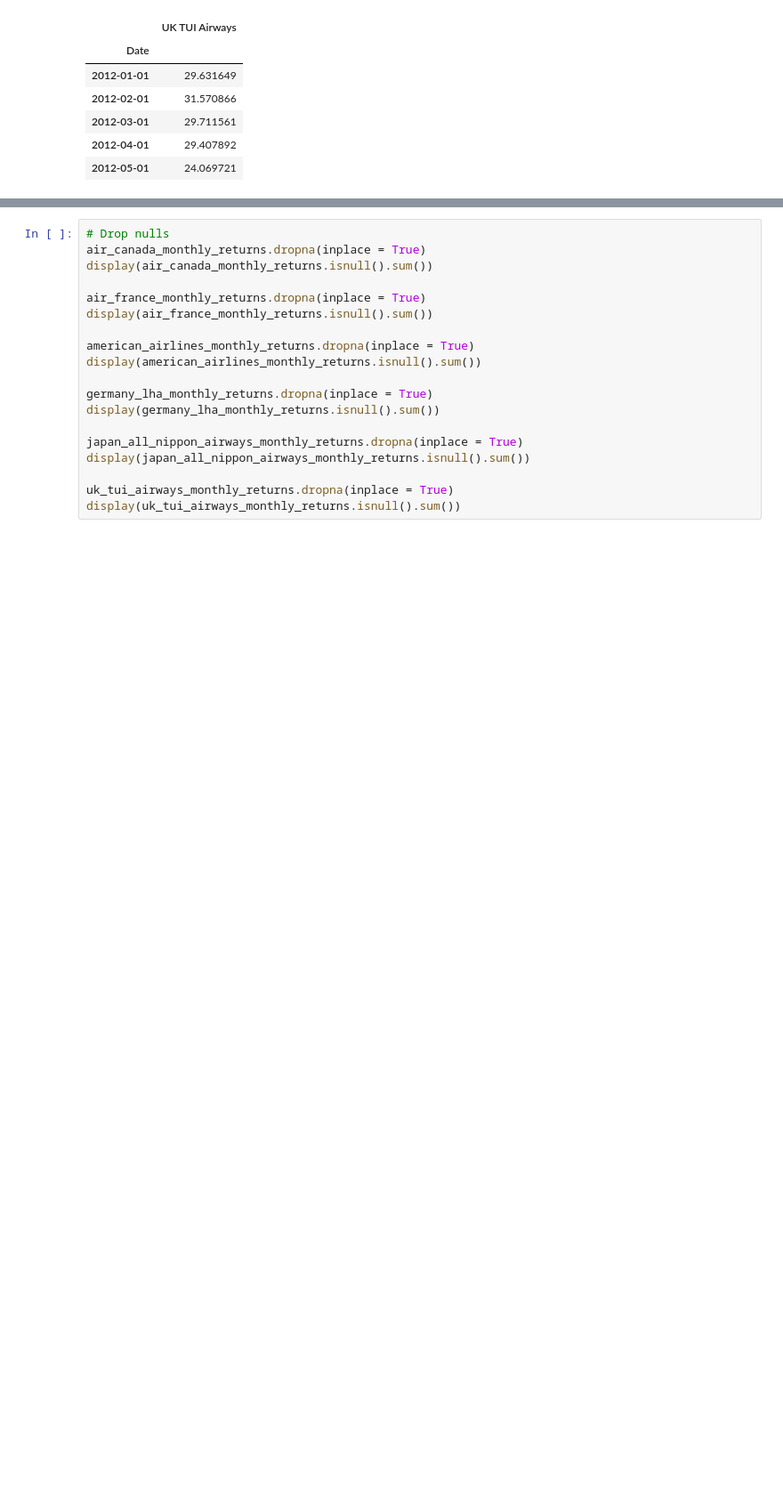
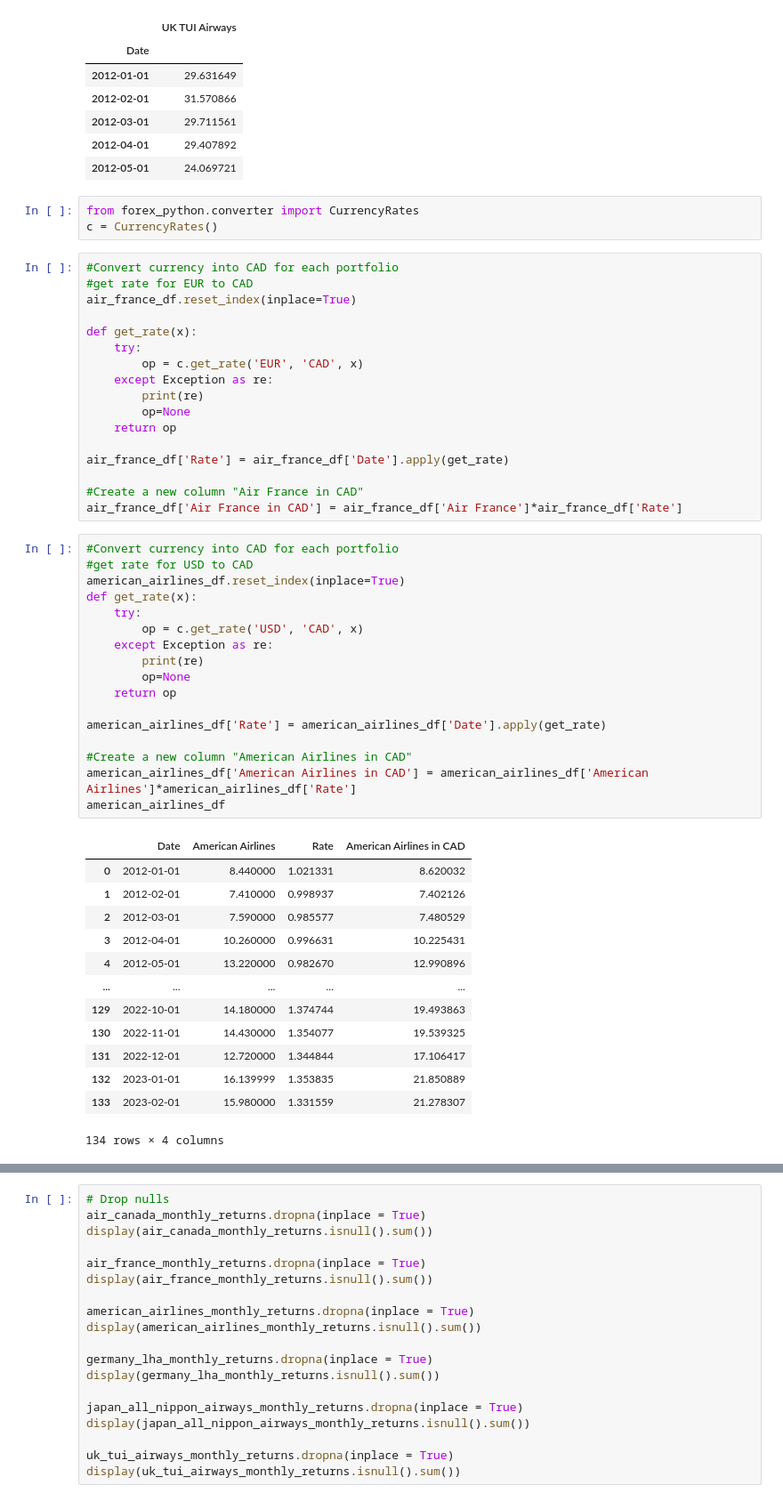
Before and after one commit to Emmalu868/Group-3-Project, a Jupyter notebook: Airline Data/Airline.ipynb, the cells around one changed output, grey strips where cells are left out. Shown at 89% size. Saved outputs shown, nothing was run; the diff lists cells and outputs as text; blank space fills up the shorter version.

Commit message:
Add files via upload
Updated stock currency

```diff
--- a/Airline Data/Airline.ipynb
+++ b/Airline Data/Airline.ipynb
@@ -131,3 +126,54 @@ display(uk_tui_airways_df.head())
 | 2012-03-01 | 29.711561 |
 | 2012-04-01 | 29.407892 |
 | 2012-05-01 | 24.069721 |
+# %%
+from forex_python.converter import CurrencyRates
+c = CurrencyRates()
+# %%
+#Convert currency into CAD for each portfolio
+#get rate for EUR to CAD
+air_france_df.reset_index(inplace=True)
+
+def get_rate(x):
+    try:
+        op = c.get_rate('EUR', 'CAD', x)
+    except Exception as re:
+        print(re)
+        op=None
+    return op
+
+air_france_df['Rate'] = air_france_df['Date'].apply(get_rate)
+
+#Create a new column "Air France in CAD"
+air_france_df['Air France in CAD'] = air_france_df['Air France']*air_france_df['Rate']
+# %%
+#Convert currency into CAD for each portfolio
+#get rate for USD to CAD
+american_airlines_df.reset_index(inplace=True)
+def get_rate(x):
+    try:
+        op = c.get_rate('USD', 'CAD', x)
+    except Exception as re:
+        print(re)
+        op=None
+    return op
+
+american_airlines_df['Rate'] = american_airlines_df['Date'].apply(get_rate)
+
+#Create a new column "American Airlines in CAD"
+american_airlines_df['American Airlines in CAD'] = american_airlines_df['American Airlines']*american_airlines_df['Rate']
+american_airlines_df
+# %% [output]
+|  | Date | American Airlines | Rate | American Airlines in CAD |
+| 0 | 2012-01-01 | 8.440000 | 1.021331 | 8.620032 |
+| 1 | 2012-02-01 | 7.410000 | 0.998937 | 7.402126 |
+| 2 | 2012-03-01 | 7.590000 | 0.985577 | 7.480529 |
+| 3 | 2012-04-01 | 10.260000 | 0.996631 | 10.225431 |
+| 4 | 2012-05-01 | 13.220000 | 0.982670 | 12.990896 |
+| ... | ... | ... | ... | ... |
+| 129 | 2022-10-01 | 14.180000 | 1.374744 | 19.493863 |
+| 130 | 2022-11-01 | 14.430000 | 1.354077 | 19.539325 |
+| 131 | 2022-12-01 | 12.720000 | 1.344844 | 17.106417 |
+| 132 | 2023-01-01 | 16.139999 | 1.353835 | 21.850889 |
+| 133 | 2023-02-01 | 15.980000 | 1.331559 | 21.278307 |
+134 rows × 4 columns
```
Also changed, not shown: parts of 21 cells of this notebook.
